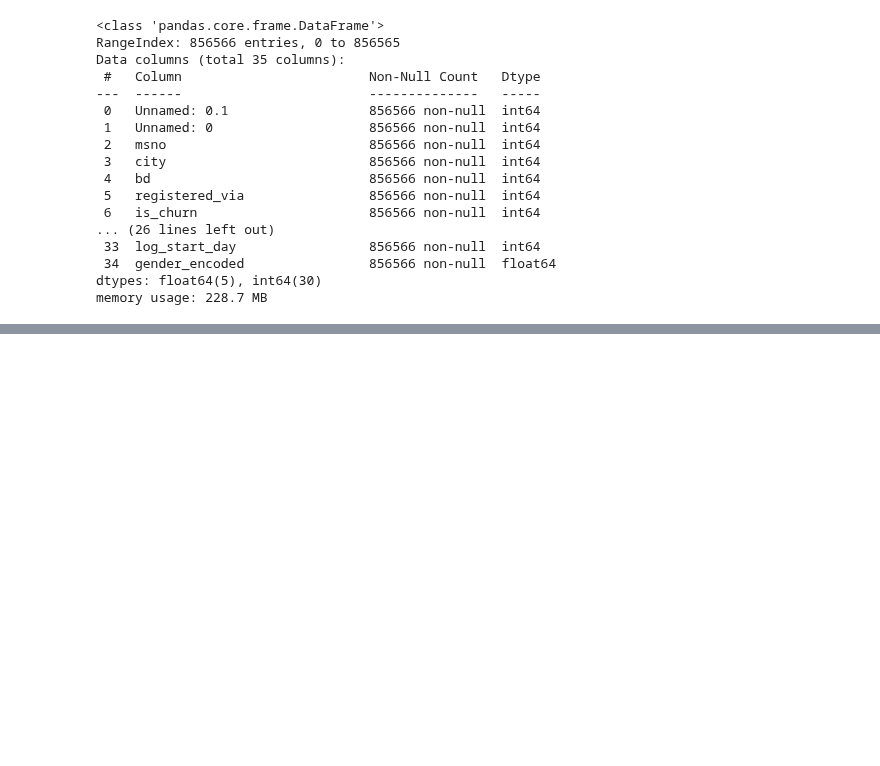
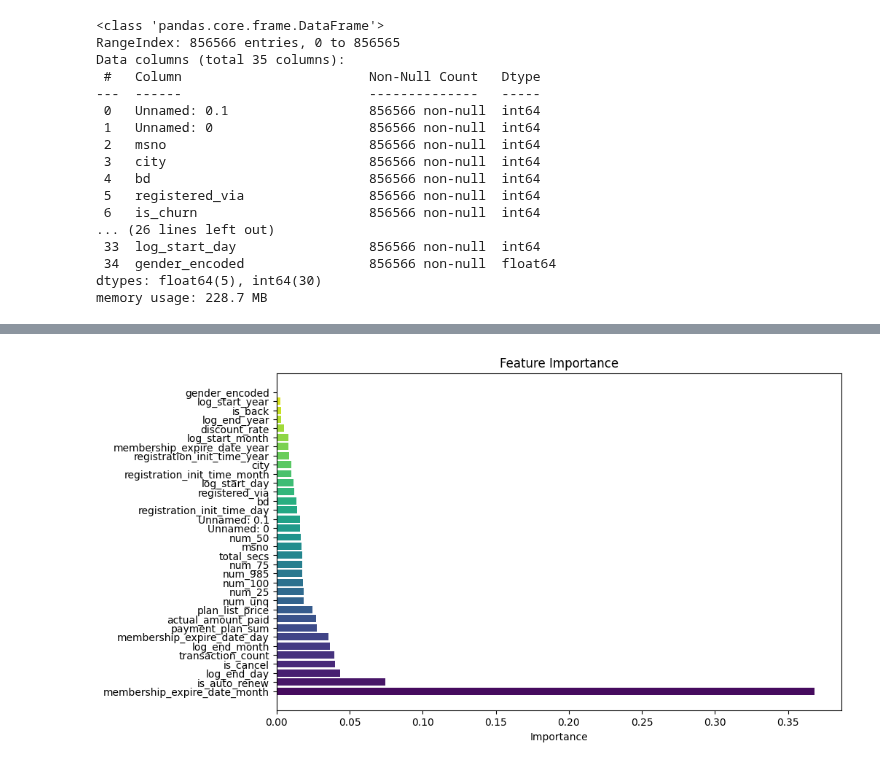
Before and after one commit to SKNETWORKS-FAMILY-AICAMP/SKN09-2nd-2Team, a Jupyter notebook: dain/feature_importance.ipynb, the cells around one changed output, grey strips where cells are left out. Drawn from its saved outputs; the diff is of its cells as text; code cells hidden in the pictures; blank space fills up the shorter version.

```diff
--- a/dain/feature_importance.ipynb
+++ b/dain/feature_importance.ipynb
@@ -50,0 +58,21 @@ print(importances)
+# %%
+
+# 특성 중요도에 대한 막대 그래프 시각화
+def plot_feature_importances(importances, feature_names):
+    # 중요도 순으로 정렬
+    indices = np.argsort(importances)[::-1]
+
+    # 팔레트 색상 적용 (예시로 'viridis' 팔레트 사용)
+    colors = sns.color_palette("viridis", len(importances))
+
+    plt.figure(figsize=(10, 6))
+    plt.title("Feature Importance")
+    plt.barh(range(len(importances)), importances[indices], align="center", color=colors)
+    plt.yticks(range(len(importances)), [feature_names[i] for i in indices])
+    plt.xlabel("Importance")
+    plt.show()
+
+# 특성 중요도 시각화 함수 실행
+plot_feature_importances(importances, X.columns)
+# %% [output]
+[figure, added]
```
Also changed, not shown: parts of 1 cell of this notebook.
